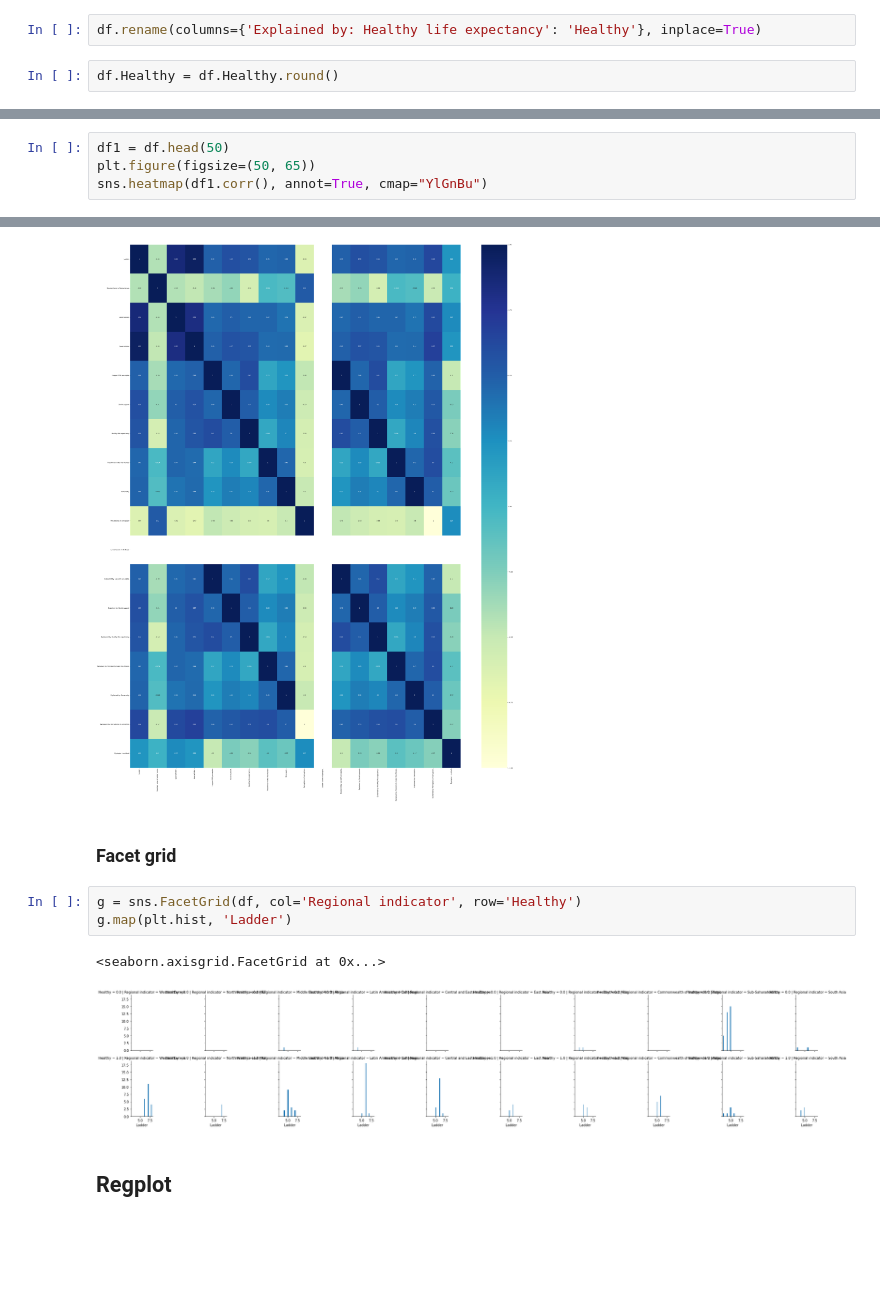
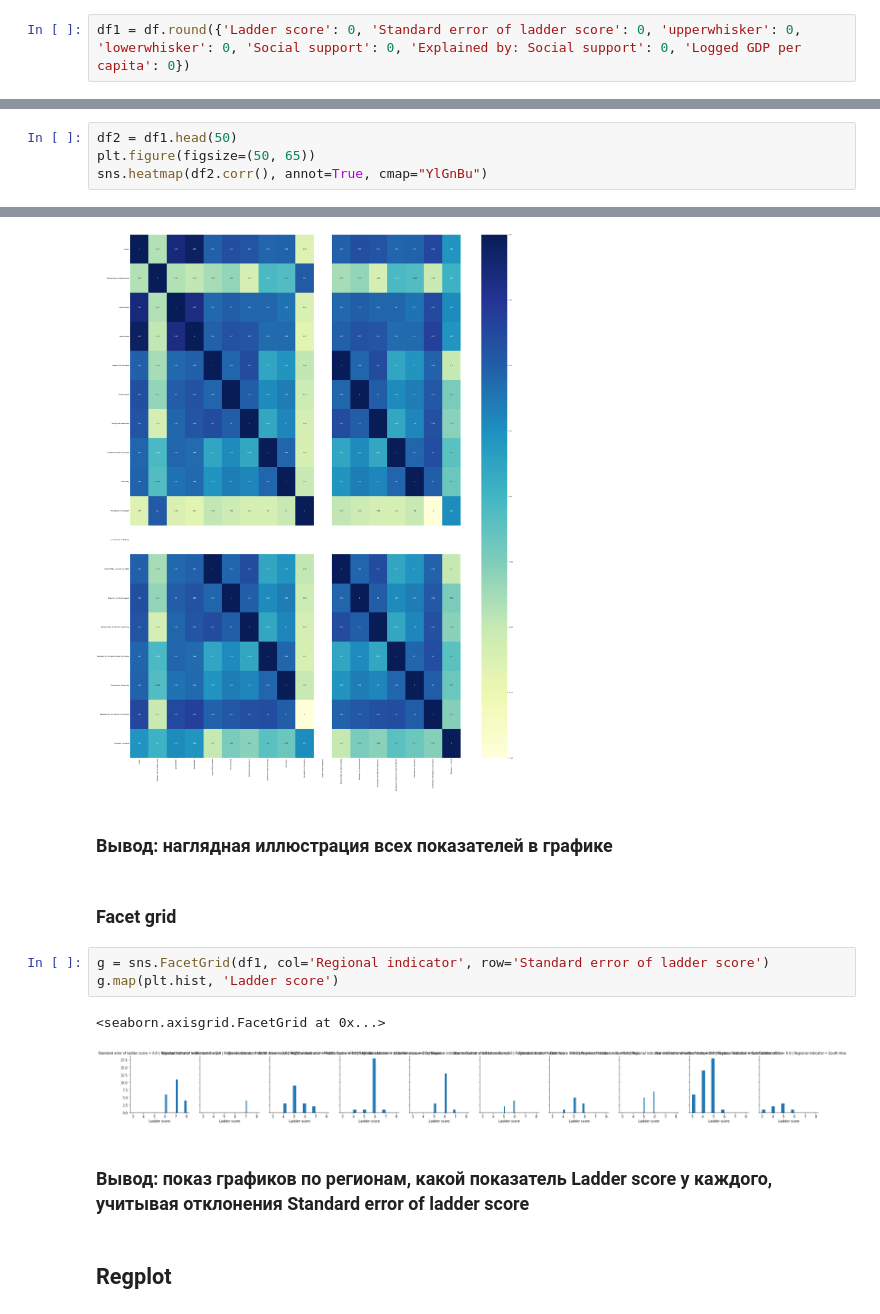
Before and after one commit to SofiaShvedova/-, a Jupyter notebook: lab 5.ipynb, the cells around one changed output, grey strips where cells are left out. Drawn from its saved outputs; the diff is of its cells as text; blank space fills up the shorter version.

```diff
--- a/lab 5.ipynb
+++ b/lab 5.ipynb
@@ -46,7 +34,5 @@ df.rename(columns={'Logged GDP per capita': 'Logged'}, inplace=True)
-# %%
-df.rename(columns={'Explained by: Healthy life expectancy': 'Healthy'}, inplace=True)
-# %%
-df.Healthy = df.Healthy.round()
+# %%
+df1 = df.round({'Ladder score': 0, 'Standard error of ladder score': 0, 'upperwhisker': 0, 'lowerwhisker': 0, 'Social support': 0, 'Explained by: Social support': 0, 'Logged GDP per capita': 0})
 # %% [markdown]
 ### **Box plots**
 # %%
@@ -76,20 +68,24 @@ sns.countplot(df["upperwhisker"])
 # %% [markdown]
 ### **Heatmap**
 # %%
-df1 = df.head(50)
+df2 = df1.head(50)
 plt.figure(figsize=(50, 65))
-sns.heatmap(df1.corr(), annot=True, cmap="YlGnBu")
+sns.heatmap(df2.corr(), annot=True, cmap="YlGnBu")
 # %% [output]
 <matplotlib.axes._subplots.AxesSubplot at 0x...>
 [figure]
+# %% [markdown]
+### **Вывод: наглядная иллюстрация всех показателей в графике**
 # %% [markdown]
 ### **Facet grid**
 # %%
-g = sns.FacetGrid(df, col='Regional indicator', row='Healthy')
-g.map(plt.hist, 'Ladder')
+g = sns.FacetGrid(df1, col='Regional indicator', row='Standard error of ladder score')
+g.map(plt.hist, 'Ladder score')
 # %% [output]
 <seaborn.axisgrid.FacetGrid at 0x...>
-[figure, old version]
+[figure, new version]
+# %% [markdown]
+### **Вывод: показ графиков по регионам, какой показатель Ladder score у каждого, учитывая отклонения Standard error of ladder score**
 # %% [markdown]
 ## **Regplot**
 # %%
```
Also changed, not shown: parts of 22 cells of this notebook.
